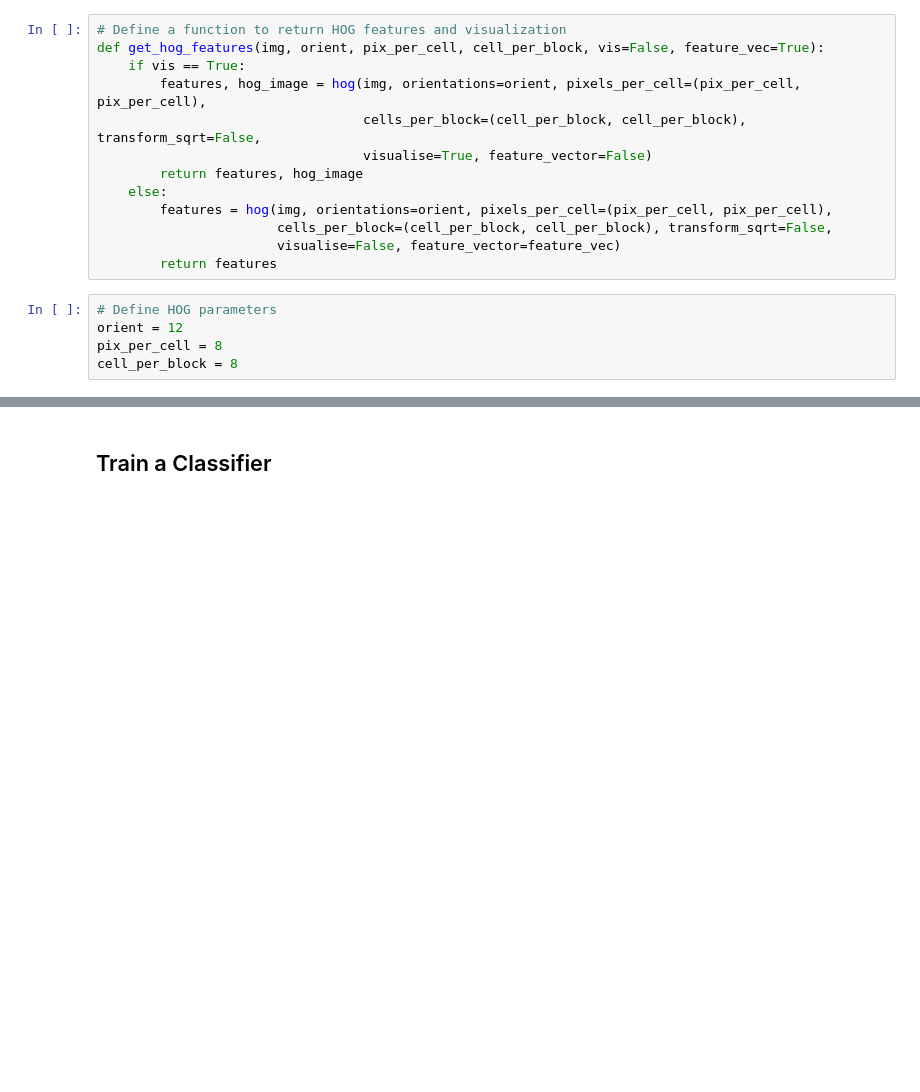
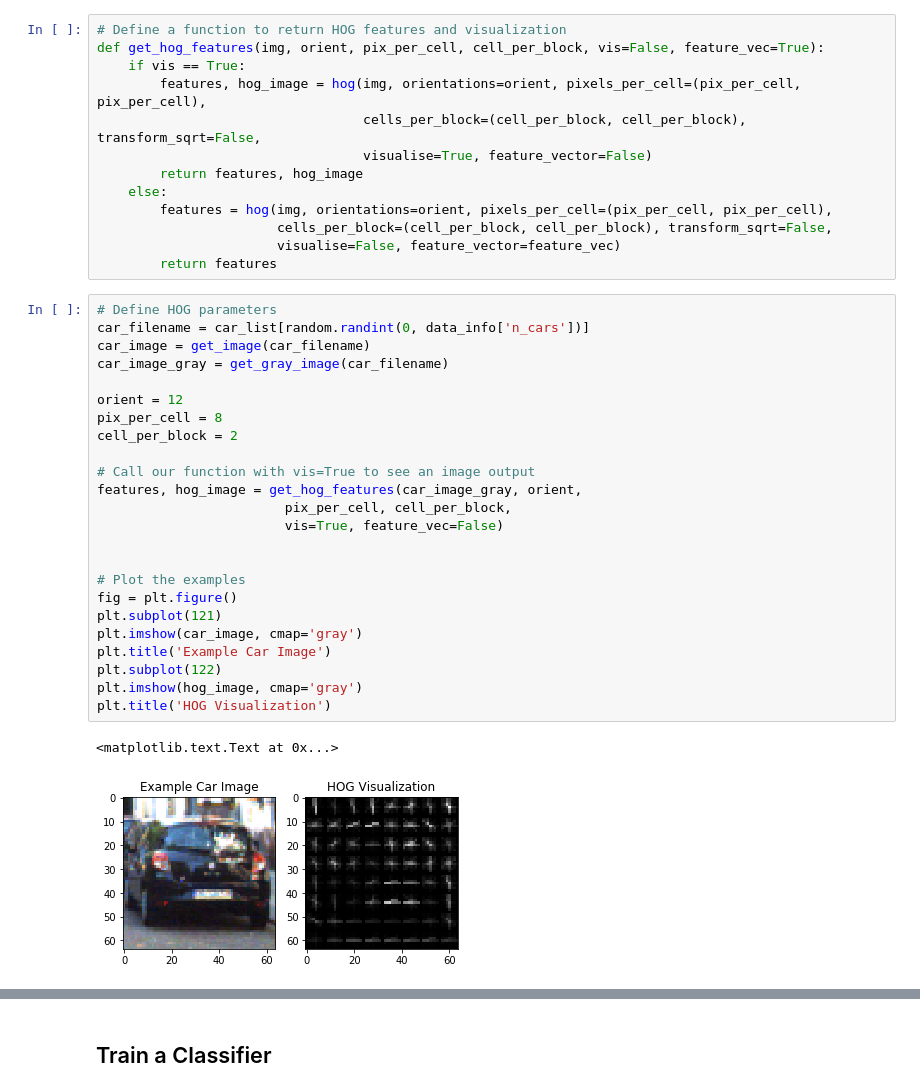
Before and after one commit to dbjnbnrj/CarND-Vehicle-Detection, a Jupyter notebook: vehicle_detection.ipynb, the cells around one changed output, grey strips where cells are left out. Saved outputs shown, nothing was run; the diff lists cells and outputs as text; blank space fills up the shorter version.

```diff
--- a/vehicle_detection.ipynb
+++ b/vehicle_detection.ipynb
@@ -106,9 +121,31 @@ def get_hog_features(img, orient, pix_per_cell, cell_per_block, vis=False, featu
                        cells_per_block=(cell_per_block, cell_per_block), transform_sqrt=False,
                        visualise=False, feature_vector=feature_vec)
         return features
-# %%
-# Define HOG parameters
-orient = 12
-pix_per_cell = 8
-cell_per_block = 8
+# %%
+# Define HOG parameters
+car_filename = car_list[random.randint(0, data_info['n_cars'])]
+car_image = get_image(car_filename)
+car_image_gray = get_gray_image(car_filename)
+
+orient = 12
+pix_per_cell = 8
+cell_per_block = 2
+
+# Call our function with vis=True to see an image output
+features, hog_image = get_hog_features(car_image_gray, orient,
+                        pix_per_cell, cell_per_block,
+                        vis=True, feature_vec=False)
+
+
+# Plot the examples
+fig = plt.figure()
+plt.subplot(121)
+plt.imshow(car_image, cmap='gray')
+plt.title('Example Car Image')
+plt.subplot(122)
+plt.imshow(hog_image, cmap='gray')
+plt.title('HOG Visualization')
+# %% [output]
+<matplotlib.text.Text at 0x...>
+[figure, added]
 # %%
```
Also changed, not shown: parts of 41 cells of this notebook.
